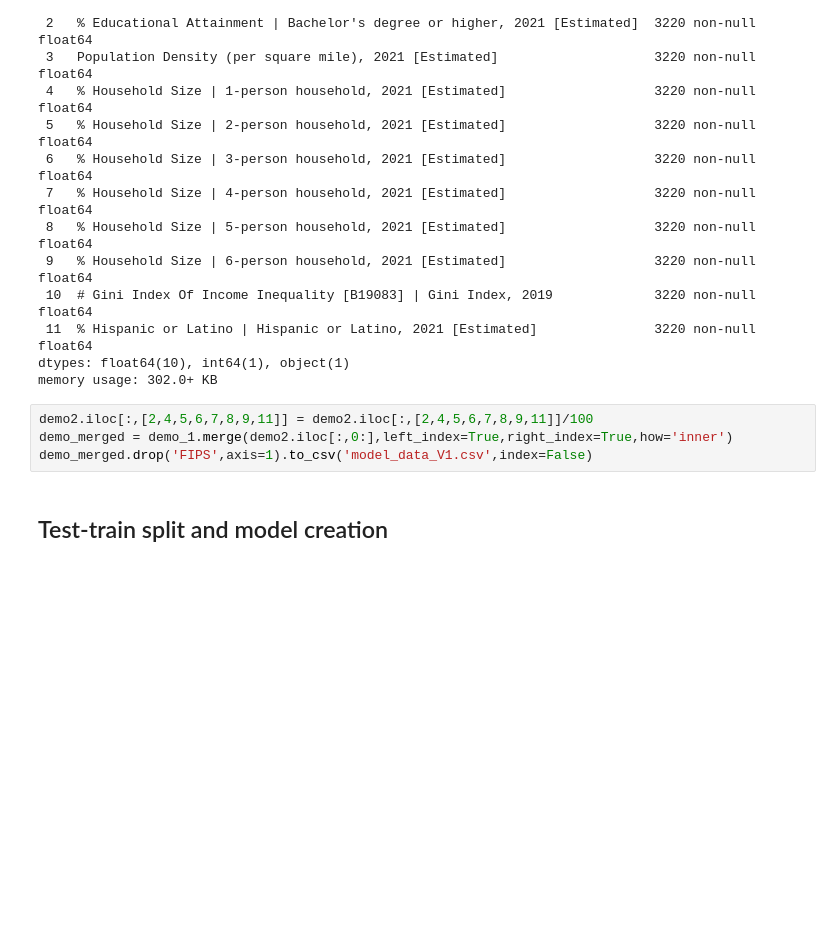
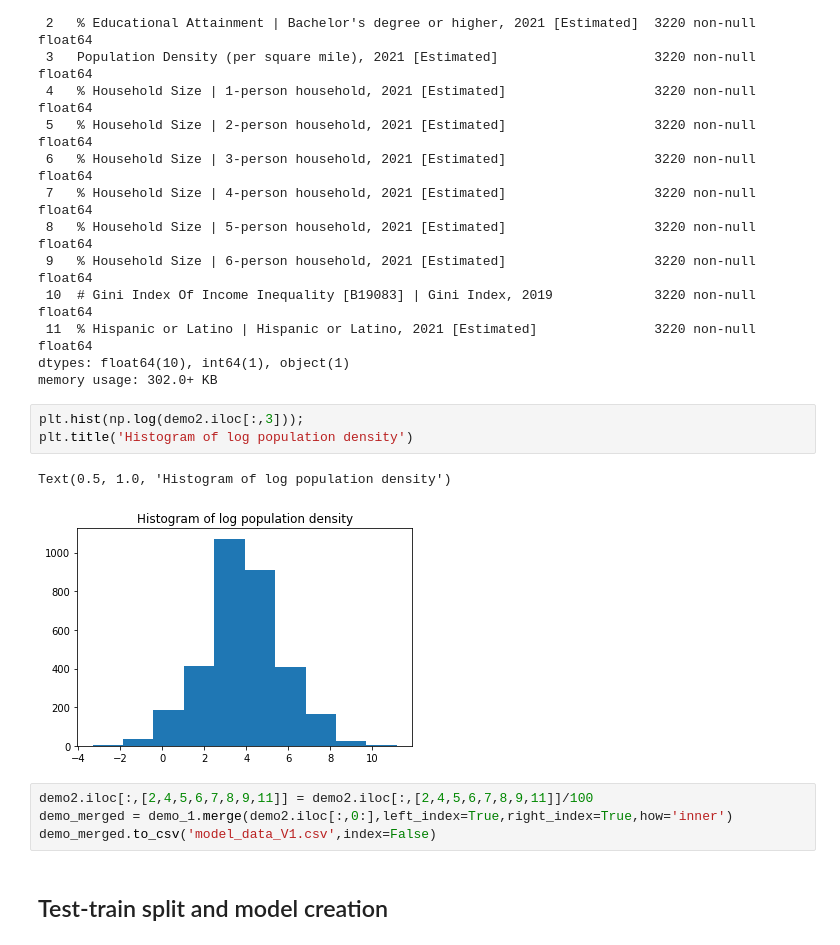
Before and after one commit to zedian/CS229-FinalProject, a Jupyter notebook: pre-processing.ipynb, the cells around one changed output. Saved outputs shown, nothing was run; the diff lists cells and outputs as text; blank space fills up the shorter version.

```diff
--- a/pre-processing.ipynb
+++ b/pre-processing.ipynb
@@ -261,10 +244,16 @@ Data columns (total 12 columns):
  11  % Hispanic or Latino | Hispanic or Latino, 2021 [Estimated]               3220 non-null   float64
 dtypes: float64(10), int64(1), object(1)
 memory usage: 302.0+ KB
+# %%
+plt.hist(np.log(demo2.iloc[:,3]));
+plt.title('Histogram of log population density')
+# %% [output]
+Text(0.5, 1.0, 'Histogram of log population density')
+[figure, added]
 # %%
 demo2.iloc[:,[2,4,5,6,7,8,9,11]] = demo2.iloc[:,[2,4,5,6,7,8,9,11]]/100
 demo_merged = demo_1.merge(demo2.iloc[:,0:],left_index=True,right_index=True,how='inner')
-demo_merged.drop('FIPS',axis=1).to_csv('model_data_V1.csv',index=False)
+demo_merged.to_csv('model_data_V1.csv',index=False)
 # %% [markdown]
 ## Test-train split and model creation ##
 # %%
```
Also changed, not shown: parts of 2 cells of this notebook, 8 other files.
